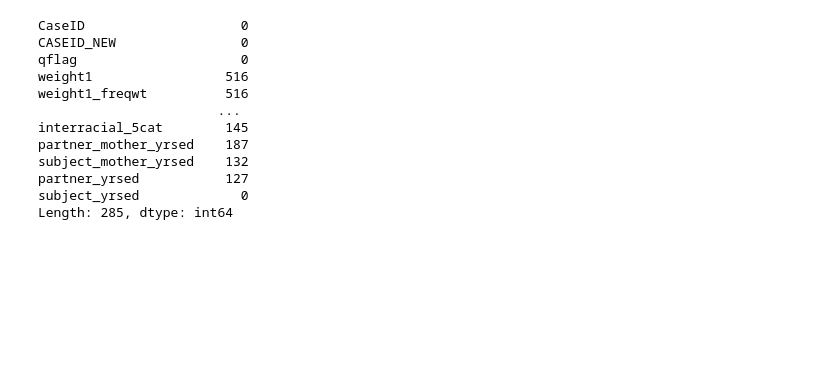
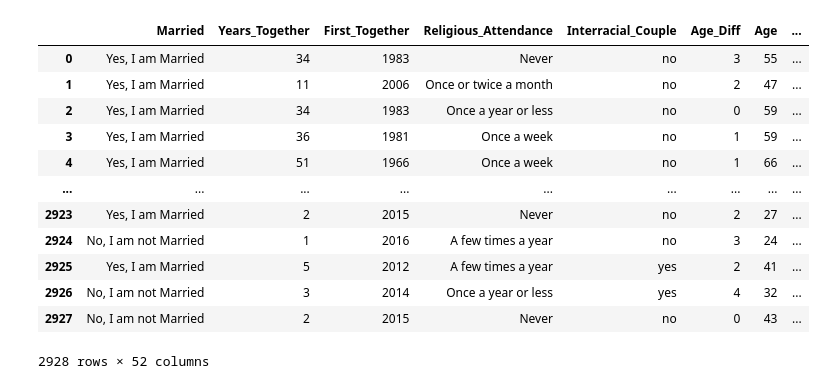
Before and after one commit to grantrzchan/Date_Marriage_HCMST_2017, a Jupyter notebook: Exploratory_Data_Analysis.ipynb, the cells around one changed output. Saved outputs shown, nothing was run; the diff lists cells and outputs as text; code cells hidden in the pictures; blank space fills up the shorter version.

Commit message:
completed data cleaning, commence EDA

```diff
--- a/Exploratory_Data_Analysis.ipynb
+++ b/Exploratory_Data_Analysis.ipynb
@@ -153,15 +1,22 @@ sns.heatmap(raw_data.corr())
-# %%
-raw_data.isnull().sum()
-# %% [output]
-CaseID                    0
-CASEID_NEW                0
-qflag                     0
-weight1                 516
-weight1_freqwt          516
-                       ...
-interracial_5cat        145
-partner_mother_yrsed    187
-subject_mother_yrsed    132
-partner_yrsed           127
-subject_yrsed             0
-Length: 285, dtype: int64
+# %%
+import pandas as pd
+import numpy as np
+import seaborn as sns
+import matplotlib.pyplot as plt
+
+data_set = pd.read_csv('clean_data.csv', header=0)
+data_set
+# %% [output]
+|  | Married | Years_Together | First_Together | Religious_Attendance | Interracial_Couple | Age_Diff | Age | ... |
+| 0 | Yes, I am Married | 34 | 1983 | Never | no | 3 | 55 | ... |
+| 1 | Yes, I am Married | 11 | 2006 | Once or twice a month | no | 2 | 47 | ... |
+| 2 | Yes, I am Married | 34 | 1983 | Once a year or less | no | 0 | 59 | ... |
+| 3 | Yes, I am Married | 36 | 1981 | Once a week | no | 1 | 59 | ... |
+| 4 | Yes, I am Married | 51 | 1966 | Once a week | no | 1 | 66 | ... |
+| ... | ... | ... | ... | ... | ... | ... | ... | ... |
+| 2923 | Yes, I am Married | 2 | 2015 | Never | no | 2 | 27 | ... |
+| 2924 | No, I am not Married | 1 | 2016 | A few times a year | no | 3 | 24 | ... |
+| 2925 | Yes, I am Married | 5 | 2012 | A few times a year | yes | 2 | 41 | ... |
+| 2926 | No, I am not Married | 3 | 2014 | Once a year or less | yes | 4 | 32 | ... |
+| 2927 | No, I am not Married | 2 | 2015 | Never | no | 0 | 43 | ... |
+2928 rows × 52 columns
```
Also changed, not shown: parts of 20 cells of this notebook, 2 other files.
